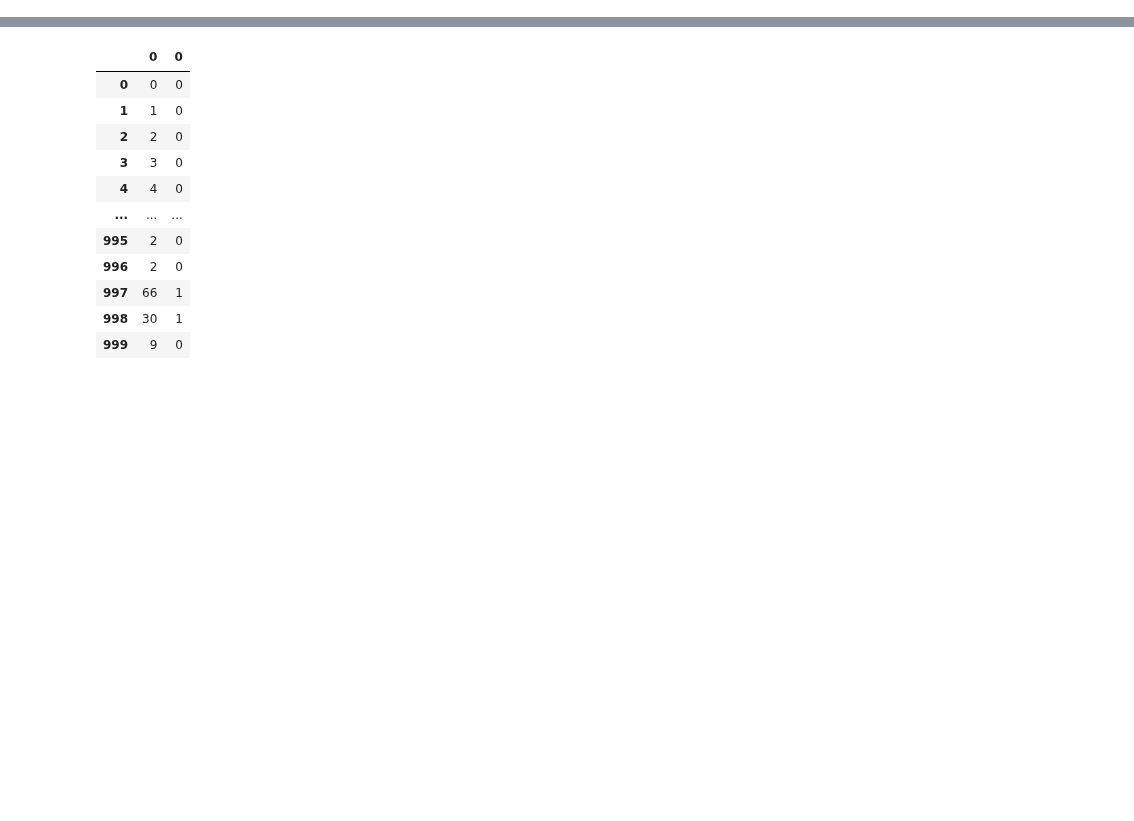
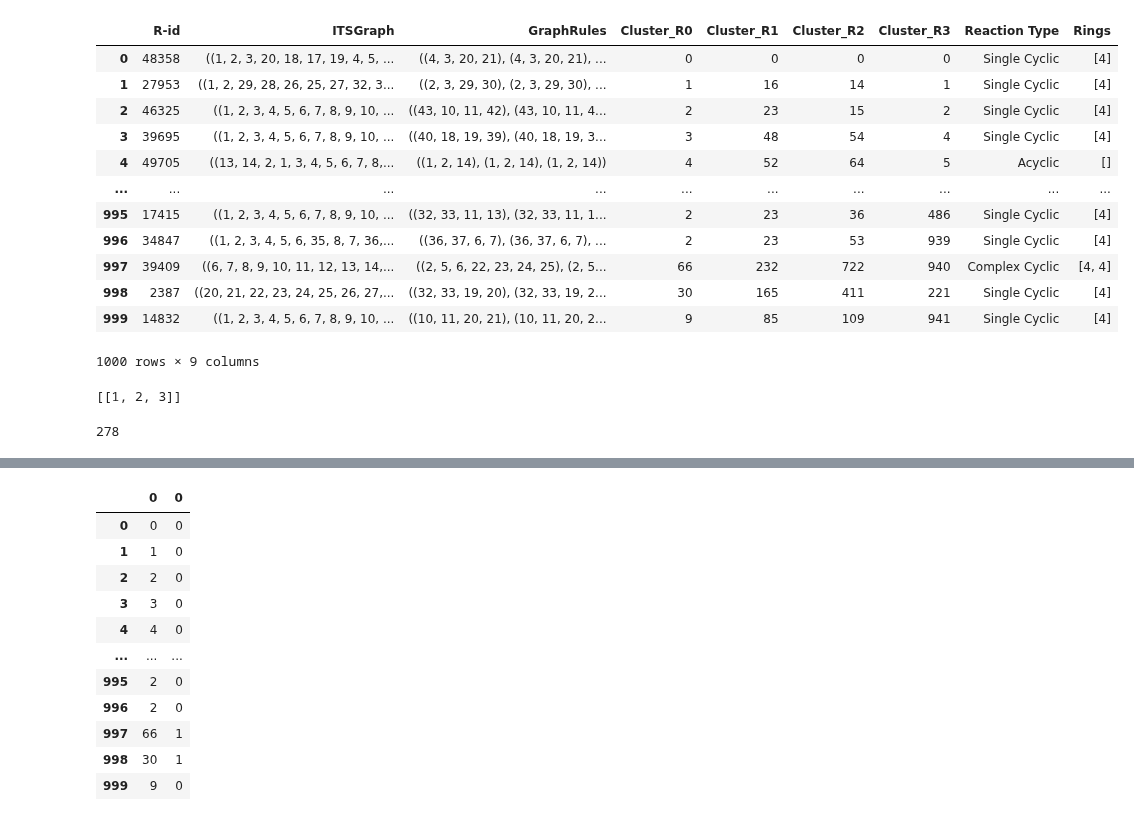
Before and after one commit to TieuLongPhan/SynTemp, a Jupyter notebook: test.ipynb, the cells around one changed output, grey strips where cells are left out. Drawn from its saved outputs; the diff is of its cells as text; code cells hidden in the pictures; blank space fills up the shorter version.

Commit message:
update hierachical cluster

```diff
--- a/test.ipynb
+++ b/test.ipynb
@@ -1,3 +1,3 @@
 # %%
 from SynTemp.SynUtils.utils import load_from_pickle
-data = load_from_pickle('./Data/DPO/USPTO_50K/Hydrogen/USPTO_50K_its_correct.pkl.gz')
+data = load_from_pickle('./Data/test..pkl.gz')
@@ -402,3 +265,12 @@ class HierarchicalClustering(RuleCluster):
 
         except Exception as e:
             print(f"An error occurred: {e}")
+# %%
+from SynTemp.SynRule.hierarchical_clustering import HierarchicalClustering
+node_label_names = ["element", "charge"]
+hcl = HierarchicalClustering(node_label_names=node_label_names,
+                            node_label_default=["*", 0],
+                            edge_attribute="order",
+                            max_radius=3)
+# %%
+reaction_dicts, templates = hcl.fit(data, 'ITSGraph', templates=None, update_template=True, root_sample=100)
@@ -404,0 +354,27 @@ class HierarchicalClustering(RuleCluster):
+# %%
+import pandas as pd
+pd.DataFrame(reaction_dicts)
+# %% [output]
+|  | R-id | ITSGraph | GraphRules | Cluster_R0 | Cluster_R1 | Cluster_R2 | Cluster_R3 | Reaction Type | Rings |
+| 0 | 48358 | ((1, 2, 3, 20, 18, 17, 19, 4, 5, ... | ((4, 3, 20, 21), (4, 3, 20, 21), ... | 0 | 0 | 0 | 0 | Single Cyclic | [4] |
+| 1 | 27953 | ((1, 2, 29, 28, 26, 25, 27, 32, 3... | ((2, 3, 29, 30), (2, 3, 29, 30), ... | 1 | 16 | 14 | 1 | Single Cyclic | [4] |
+| 2 | 46325 | ((1, 2, 3, 4, 5, 6, 7, 8, 9, 10, ... | ((43, 10, 11, 42), (43, 10, 11, 4... | 2 | 23 | 15 | 2 | Single Cyclic | [4] |
+| 3 | 39695 | ((1, 2, 3, 4, 5, 6, 7, 8, 9, 10, ... | ((40, 18, 19, 39), (40, 18, 19, 3... | 3 | 48 | 54 | 4 | Single Cyclic | [4] |
+| 4 | 49705 | ((13, 14, 2, 1, 3, 4, 5, 6, 7, 8,... | ((1, 2, 14), (1, 2, 14), (1, 2, 14)) | 4 | 52 | 64 | 5 | Acyclic | [] |
+| ... | ... | ... | ... | ... | ... | ... | ... | ... | ... |
+| 995 | 17415 | ((1, 2, 3, 4, 5, 6, 7, 8, 9, 10, ... | ((32, 33, 11, 13), (32, 33, 11, 1... | 2 | 23 | 36 | 486 | Single Cyclic | [4] |
+| 996 | 34847 | ((1, 2, 3, 4, 5, 6, 35, 8, 7, 36,... | ((36, 37, 6, 7), (36, 37, 6, 7), ... | 2 | 23 | 53 | 939 | Single Cyclic | [4] |
+| 997 | 39409 | ((6, 7, 8, 9, 10, 11, 12, 13, 14,... | ((2, 5, 6, 22, 23, 24, 25), (2, 5... | 66 | 232 | 722 | 940 | Complex Cyclic | [4, 4] |
+| 998 | 2387 | ((20, 21, 22, 23, 24, 25, 26, 27,... | ((32, 33, 19, 20), (32, 33, 19, 2... | 30 | 165 | 411 | 221 | Single Cyclic | [4] |
+| 999 | 14832 | ((1, 2, 3, 4, 5, 6, 7, 8, 9, 10, ... | ((10, 11, 20, 21), (10, 11, 20, 2... | 9 | 85 | 109 | 941 | Single Cyclic | [4] |
+1000 rows × 9 columns
+# %%
+a= []
+a.append([1,2,3])
+a
+# %% [output]
+[[1, 2, 3]]
+# %%
+len(templates[1])
+# %% [output]
+278
```
Also changed, not shown: parts of 42 cells of this notebook, 3 other files.
